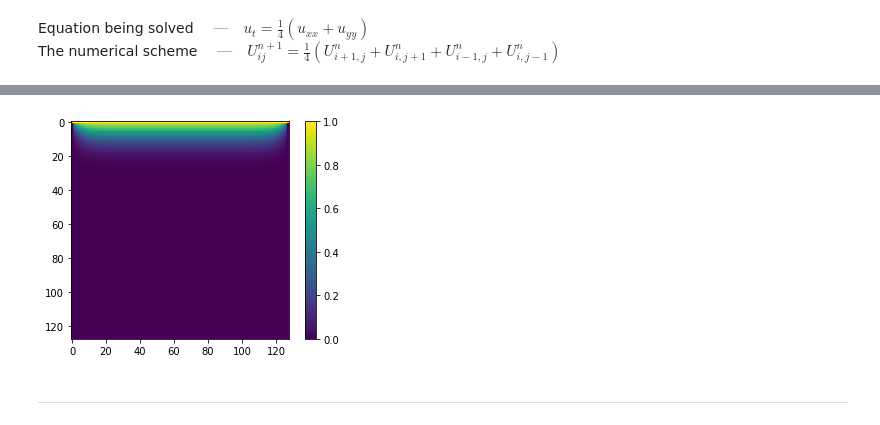
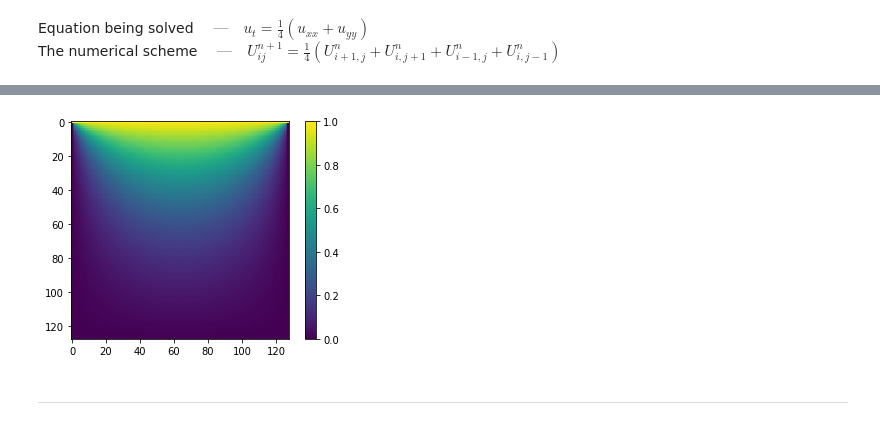
Before and after one commit to lukoshkin/HPC, a Jupyter notebook: lab3/Visualization.ipynb, the cells around one changed output, grey strips where cells are left out. Saved outputs shown, nothing was run; the diff lists cells and outputs as text; code cells hidden in the pictures.

```diff
--- a/lab3/Visualization.ipynb
+++ b/lab3/Visualization.ipynb
@@ -8,9 +8,8 @@ The numerical scheme $\quad — \quad U_{ij}^{n + 1} =
 import numpy as np
 import matplotlib.pyplot as plt
 # %%
-size = 128
-T = 200
-
-!sed -ri "s/(int size = )[0-9]+/\1{size}/" laplacian.c
-!sed -ri "s/(int T = )[0-9]+/\1{T}/" laplacian.c
+side = 128
+T = 10000
+!sed -ri "s/(int side = )[0-9]+/\1{side}/" laplacian.cpp
+!sed -ri "s/(int T = )[0-9eE]+[0-9]+/\1{T}/" laplacian.cpp
 # %%
@@ -19,10 +20,10 @@ T = 200
 # %%
 data = np.fromfile("output.bin", dtype=np.float32)
 # %%
-plt.imshow(data.reshape(size, size))
+plt.imshow(data.reshape(side, side))
 plt.colorbar();
 # %% [output]
-[figure, old version]
+[figure, new version]
 # %% [markdown]
 ---
 # %%
```
Also changed, not shown: parts of 5 cells of this notebook, 3 other files.
